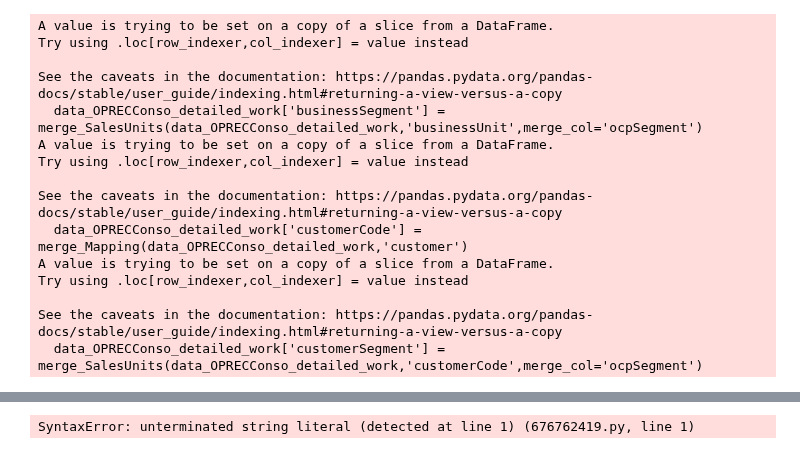
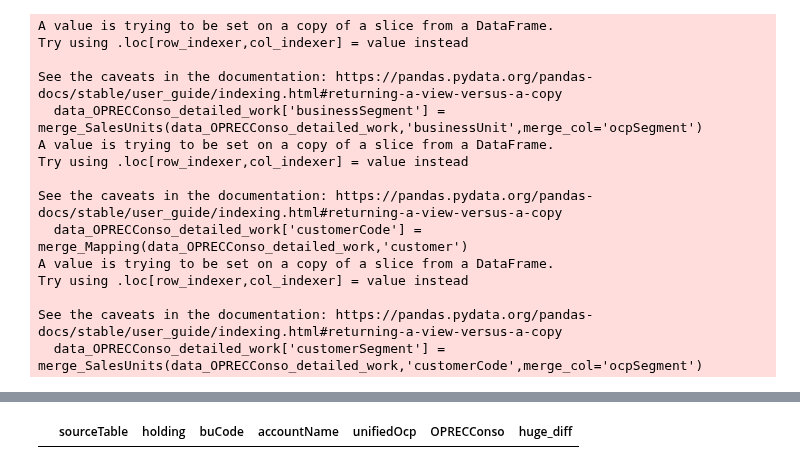
Before and after one commit to Lirollel/Work_AIM_Jupyter-Python-Pandas, a Jupyter notebook: OCP/Conso/Conso.ipynb, the cells around one changed output, grey strips where cells are left out. Drawn from its saved outputs; the diff is of its cells as text; code cells hidden in the pictures.

```diff
--- a/OCP/Conso/Conso.ipynb
+++ b/OCP/Conso/Conso.ipynb
@@ -120,5 +98,23 @@ data_work
-# %%
-appliedEndDate':]
-# productGroupNine
-# %% [output]
-SyntaxError: unterminated string literal (detected at line 1) (676762419.py, line 1)
+# %%
+intersection_list = set(data_OPRECConso_detailed_work_not_na.productGroupNine.tolist()).intersection(set(data_work.accountName.tolist()))
+data_work_query = data_work[data_work.accountName.isin(intersection_list)]
+data_unifiedOcp_pivot = data_work_query.pivot_table(index=['holding','buCode','accountName','sourceTable'], values='volumeUsd',aggfunc=sum).reset_index()
+# %%
+data_OPRECConso_query = data_OPRECConso_detailed_work_not_na[(data_OPRECConso_detailed_work_not_na.productGroupNine.isin(intersection_list))]
+data_OPRECConso_pivot = data_OPRECConso_query.pivot_table(index=['businessUnit','productGroupNine'], values='Amount_dealPriceDealCurrency_in_USD',aggfunc=sum).reset_index()
+# %%
+data_USD_merge = data_unifiedOcp_pivot.merge(data_OPRECConso_pivot, how='outer', left_on=['buCode','accountName'], right_on=['businessUnit','productGroupNine'])[['sourceTable','holding','buCode','accountName','volumeUsd','Amount_dealPriceDealCurrency_in_USD']].rename(columns={'volumeUsd':'unifiedOcp','Amount_dealPriceDealCurrency_in_USD':'OPRECConso'}).sort_values(['unifiedOcp','OPRECConso'])
+data_USD_merge[['unifiedOcp','OPRECConso']] = data_USD_merge[['unifiedOcp','OPRECConso']].fillna(0)
+data_USD_merge['huge_diff'] = ~((data_USD_merge.unifiedOcp.abs()/data_USD_merge.OPRECConso.abs() > 0.7) & (data_USD_merge.unifiedOcp.abs()/data_USD_merge.OPRECConso.abs() < 1.30))
+data_USD_merge = data_USD_merge[~((data_USD_merge.unifiedOcp==0)&(data_USD_merge.OPRECConso==0))]
+### to excel
+if print_to_excel == True:
+    Output_file = f'{str(date.today())}_unifiedOcp_vs_OPRECConso.xlsx'
+    data_USD_merge.to_excel(Output_file, index=False, sheet_name='diff')
+    new_list(data_work, Output_file, sheet_name='unifiedOcp')
+    new_list(data_OPRECConso_detailed_work_not_na, Output_file, sheet_name='OPRECConso')
+# %%
+data_USD_merge[data_USD_merge.huge_diff==False]
+# data_USD_merge[(data_USD_merge.unifiedOcp==0)&(data_USD_merge.OPRECConso==0)]
+# %% [output]
+|  | sourceTable | holding | buCode | accountName | unifiedOcp | OPRECConso | huge_diff |
```
Also changed, not shown: parts of 6 cells of this notebook, 6 other files.
